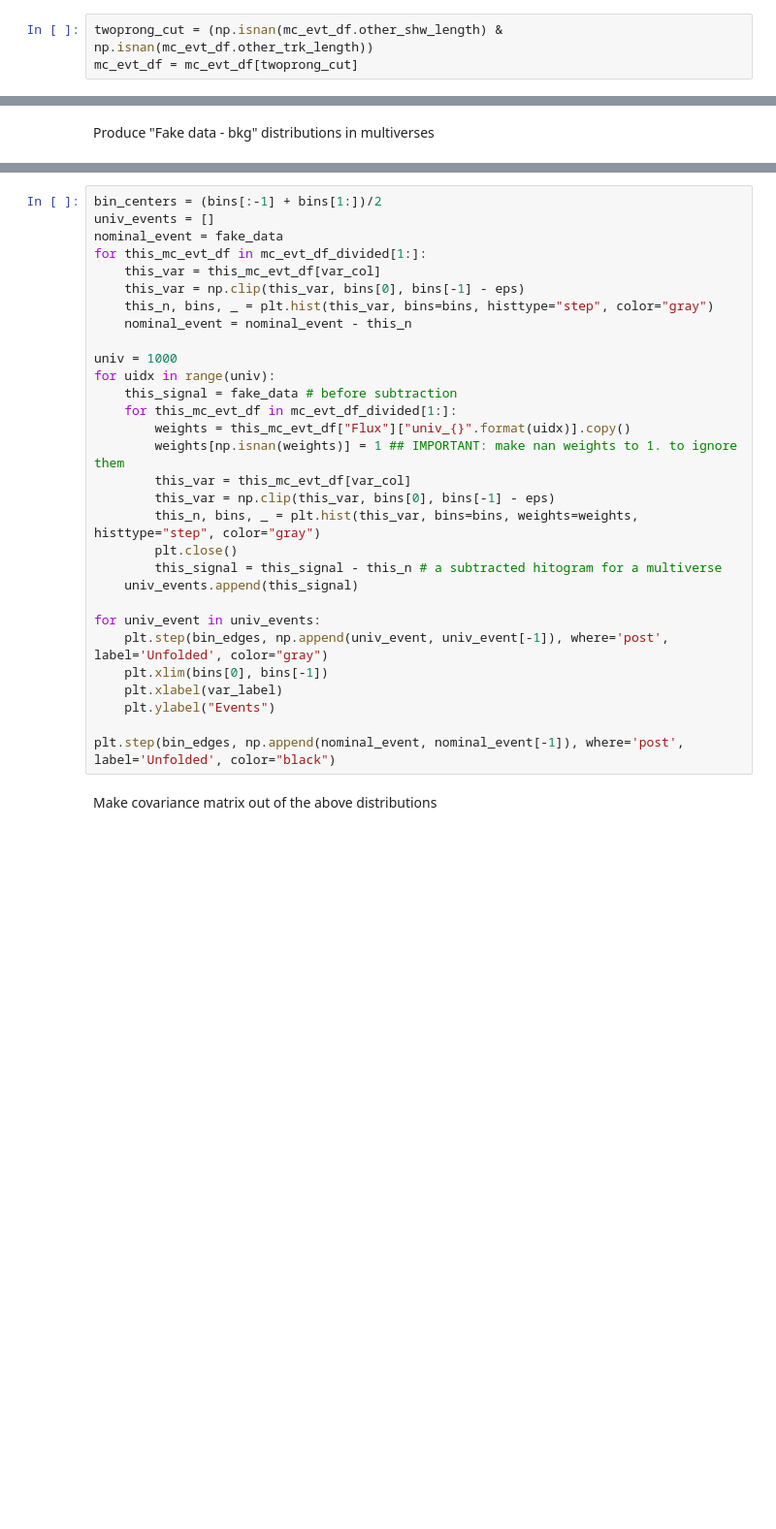
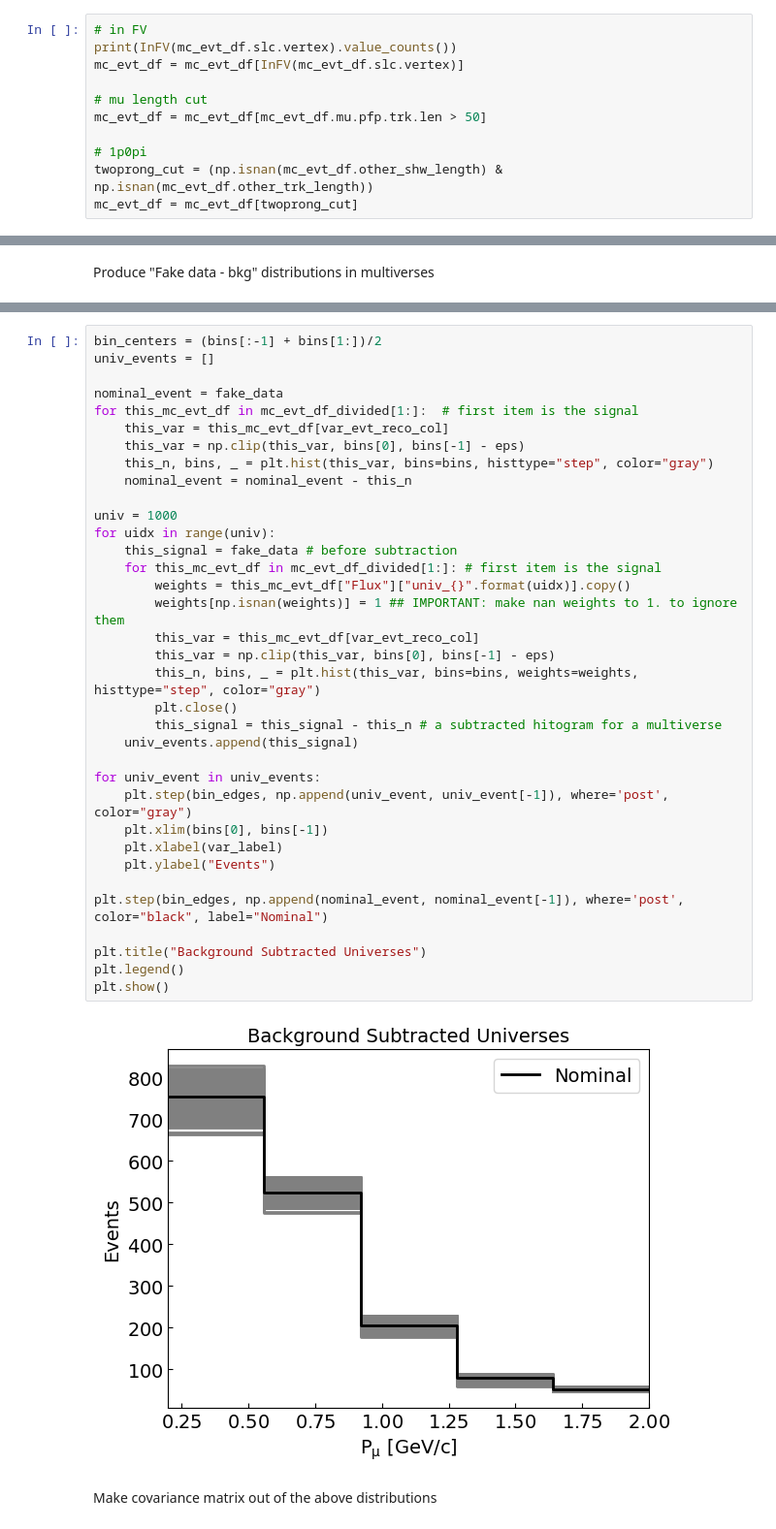
Before and after one commit to wjdanswjddl/cafpyana, a Jupyter notebook: analysis_village/examples/study_wienersvd_1mu1p.ipynb, the cells around one changed output, grey strips where cells are left out. Shown at 97% size. Saved outputs shown, nothing was run; the diff lists cells and outputs as text; blank space fills up the shorter version.

```diff
--- a/analysis_village/examples/study_wienersvd_1mu1p.ipynb
+++ b/analysis_village/examples/study_wienersvd_1mu1p.ipynb
@@ -101,5 +107,13 @@ mc_evt_df["pot_weight"] = mc_pot_scale * np.ones(len(mc_evt_df))
 # %% [markdown]
 ## Event Selections
 # %%
+# in FV
+print(InFV(mc_evt_df.slc.vertex).value_counts())
+mc_evt_df = mc_evt_df[InFV(mc_evt_df.slc.vertex)]
+
+# mu length cut
+mc_evt_df = mc_evt_df[mc_evt_df.mu.pfp.trk.len > 50]
+
+# 1p0pi
 twoprong_cut = (np.isnan(mc_evt_df.other_shw_length) & np.isnan(mc_evt_df.other_trk_length))
 mc_evt_df = mc_evt_df[twoprong_cut]
@@ -366,33 +445,40 @@ fake_data
 # %%
 bin_centers = (bins[:-1] + bins[1:])/2
 univ_events = []
+
 nominal_event = fake_data
-for this_mc_evt_df in mc_evt_df_divided[1:]:
-    this_var = this_mc_evt_df[var_col]
+for this_mc_evt_df in mc_evt_df_divided[1:]:  # first item is the signal
+    this_var = this_mc_evt_df[var_evt_reco_col]
     this_var = np.clip(this_var, bins[0], bins[-1] - eps)
     this_n, bins, _ = plt.hist(this_var, bins=bins, histtype="step", color="gray")
     nominal_event = nominal_event - this_n
 
 univ = 1000
 for uidx in range(univ):
     this_signal = fake_data # before subtraction
-    for this_mc_evt_df in mc_evt_df_divided[1:]:
+    for this_mc_evt_df in mc_evt_df_divided[1:]: # first item is the signal
         weights = this_mc_evt_df["Flux"]["univ_{}".format(uidx)].copy()
         weights[np.isnan(weights)] = 1 ## IMPORTANT: make nan weights to 1. to ignore them
-        this_var = this_mc_evt_df[var_col]
+        this_var = this_mc_evt_df[var_evt_reco_col]
         this_var = np.clip(this_var, bins[0], bins[-1] - eps)
         this_n, bins, _ = plt.hist(this_var, bins=bins, weights=weights, histtype="step", color="gray")
         plt.close()
         this_signal = this_signal - this_n # a subtracted hitogram for a multiverse
     univ_events.append(this_signal)
 
 for univ_event in univ_events:
-    plt.step(bin_edges, np.append(univ_event, univ_event[-1]), where='post', label='Unfolded', color="gray")
+    plt.step(bin_edges, np.append(univ_event, univ_event[-1]), where='post', color="gray")
     plt.xlim(bins[0], bins[-1])
     plt.xlabel(var_label)
     plt.ylabel("Events")
 
-plt.step(bin_edges, np.append(nominal_event, nominal_event[-1]), where='post', label='Unfolded', color="black")
+plt.step(bin_edges, np.append(nominal_event, nominal_event[-1]), where='post', color="black", label="Nominal")
+
+plt.title("Background Subtracted Universes")
+plt.legend()
+plt.show()
+# %% [output]
+[figure, added]
 # %% [markdown]
 Make covariance matrix out of the above distributions
 # %%
```
Also changed, not shown: parts of 29 cells of this notebook.
